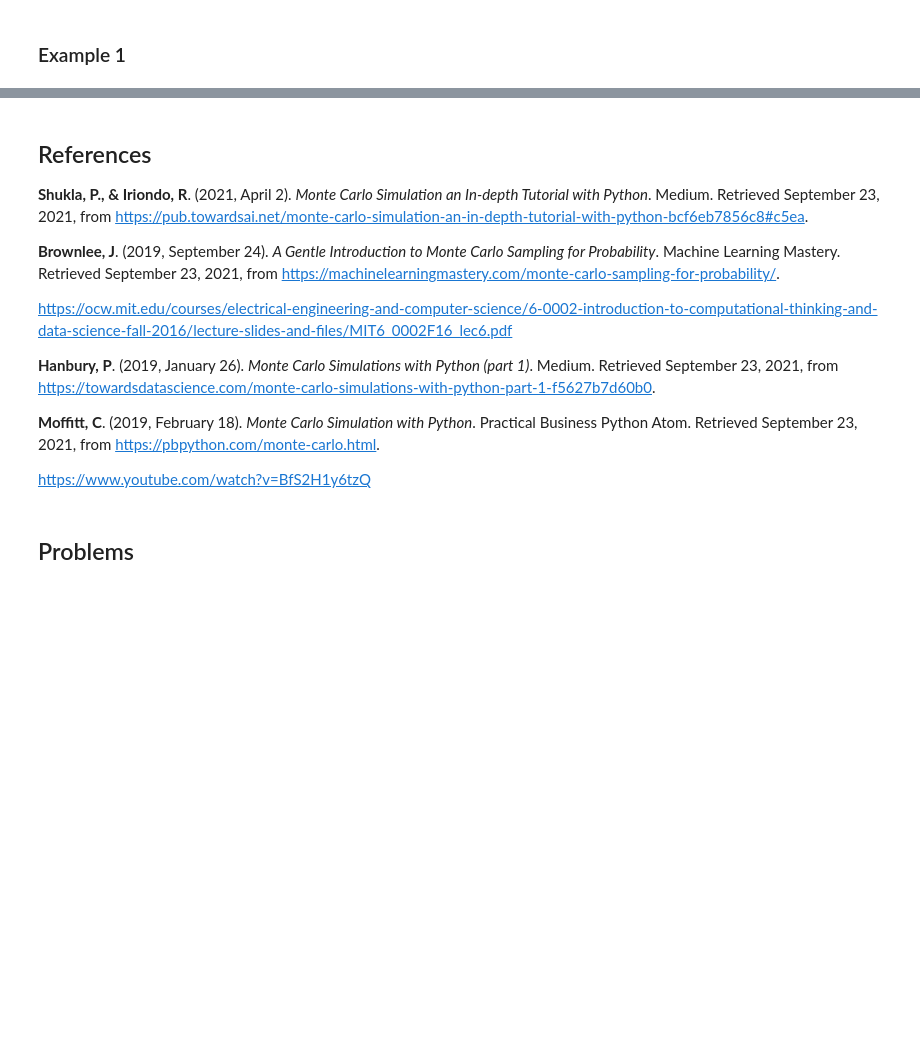
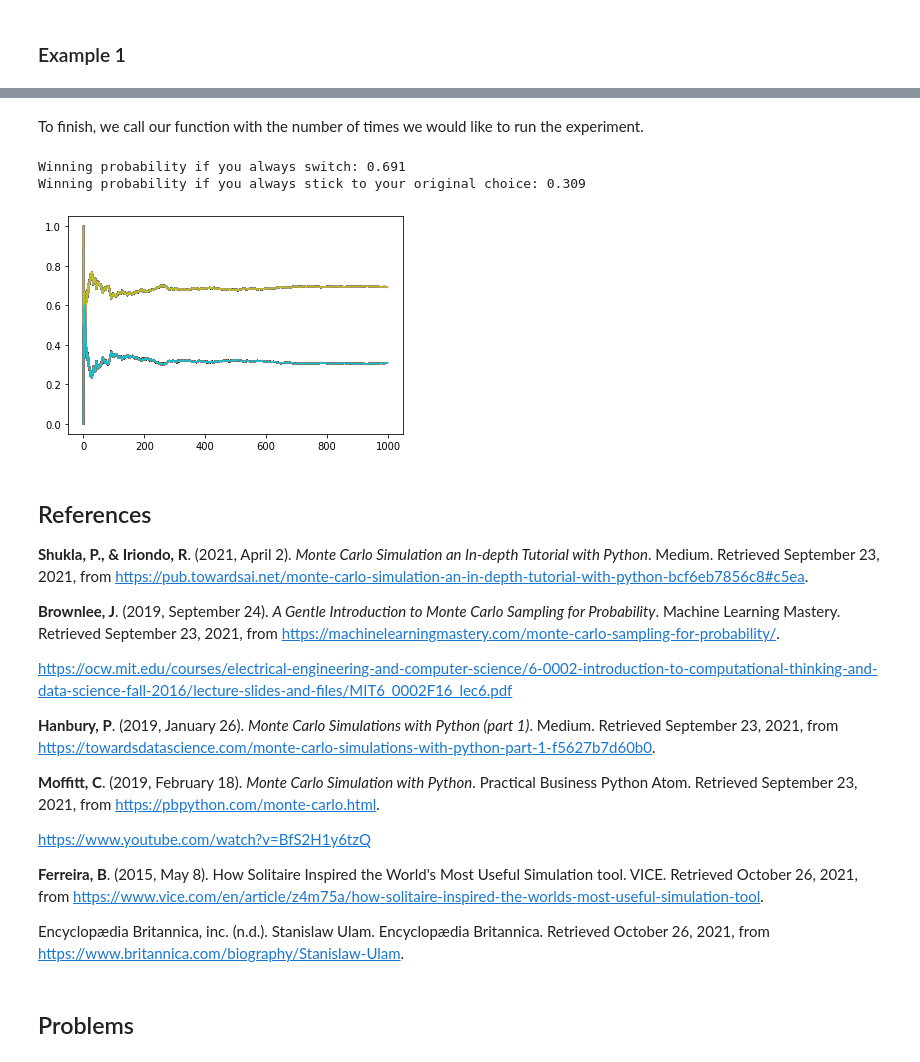
Before and after one commit to nurfnick/Operations_Research, a Jupyter notebook: Monte Carlo.ipynb, the cells around one changed output, grey strips where cells are left out. Drawn from its saved outputs; the diff is of its cells as text; code cells hidden in the pictures; blank space fills up the shorter version.

```diff
--- a/Monte Carlo.ipynb
+++ b/Monte Carlo.ipynb
@@ -18,3 +117,45 @@ Use **bold** for terms that you are defining.
+# %%
+def monte_carlo(n):
+
+    #Calculating switch and stick wins :
+    switch_wins = 0
+    stick_wins = 0
+
+    for i in range(n):
+
+        #Randomly placing the car and goats behind the three doors :
+        random.shuffle(doors)
+
+        #Contestant's choice :
+        k = random.randrange(2)
+
+        #If the contestant doesn't get car :
+        if doors[k] != 'car':
+            switch_wins += 1
+
+        #If the contestant got car :
+        else:
+            stick_wins += 1
+
+        #Updating the list values :
+        switch_win_probability.append(switch_wins/(i+1))
+        stick_win_probability.append(stick_wins/(i+1))
+
+        #Plotting the data :
+        plt.plot(switch_win_probability)
+        plt.plot(stick_win_probability)
+
+    #Print the probability values :
+    print('Winning probability if you always switch:',switch_win_probability[-1])
+    print('Winning probability if you always stick to your original choice:', stick_win_probability[-1])
+# %% [markdown]
+To finish, we call our function with the number of times we would like to run the experiment.
+# %%
+monte_carlo(1000)
+# %% [output]
+Winning probability if you always switch: 0.691
+Winning probability if you always stick to your original choice: 0.309
+[figure, added]
 # %% [markdown]
 ## References
 
@@ -30,6 +171,10 @@ https://ocw.mit.edu/courses/electrical-engineering-and-computer-science/6-0002-i
 **Moffitt, C**. (2019, February 18). *Monte Carlo Simulation with Python*. Practical Business Python Atom. Retrieved September 23, 2021, from https://pbpython.com/monte-carlo.html.
 
 https://www.youtube.com/watch?v=BfS2H1y6tzQ
+
+**Ferreira, B**. (2015, May 8). How Solitaire Inspired the World's Most Useful Simulation tool. VICE. Retrieved October 26, 2021, from https://www.vice.com/en/article/z4m75a/how-solitaire-inspired-the-worlds-most-useful-simulation-tool.
+
+Encyclopædia Britannica, inc. (n.d.). Stanislaw Ulam. Encyclopædia Britannica. Retrieved October 26, 2021, from https://www.britannica.com/biography/Stanislaw-Ulam.
 # %% [markdown]
 ## Problems
 # %% [markdown]
```
Also changed, not shown: parts of 19 cells of this notebook.
